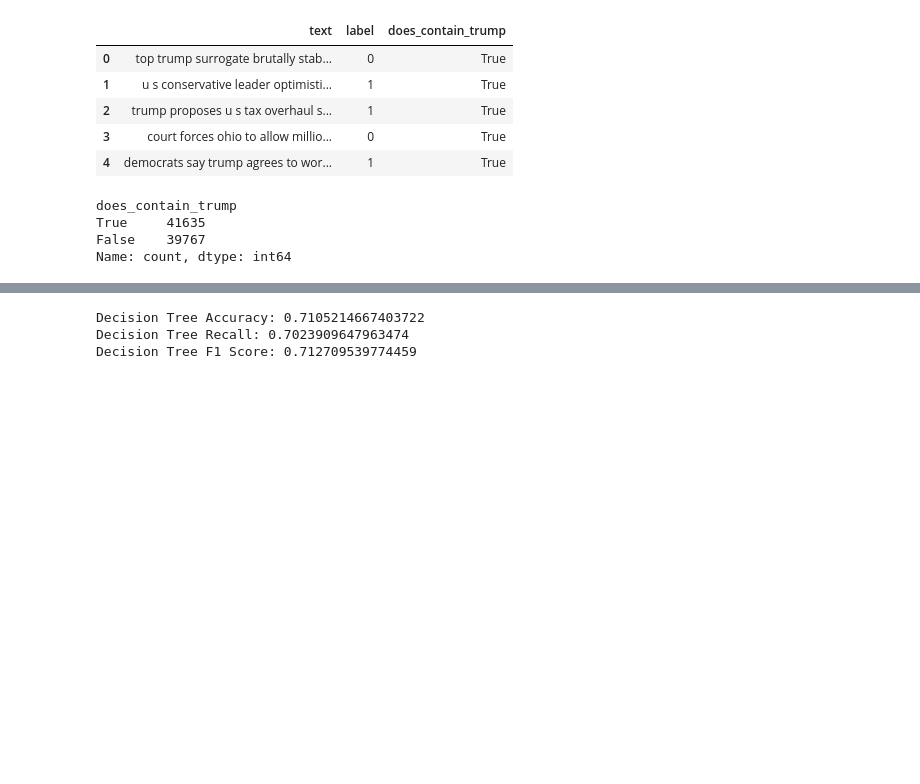
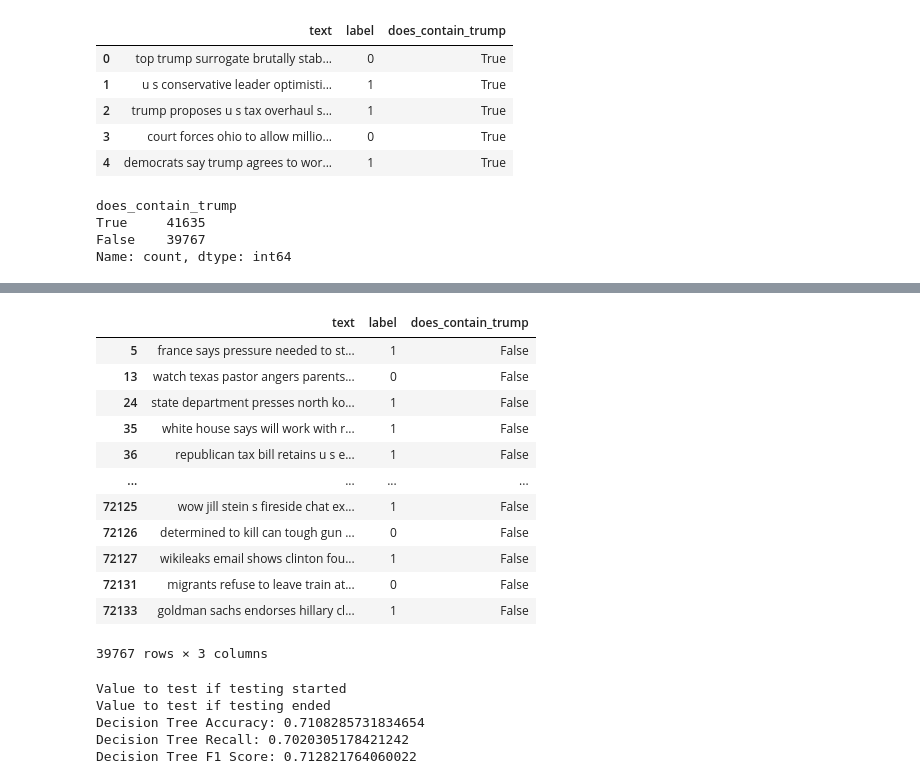
Before and after one commit to me3eh/-Bar-BoRoSa, a Jupyter notebook: model/data/fairness_metrics.ipynb, the cells around one changed output, grey strips where cells are left out. Cells and saved outputs as stored; diff of their text form; code cells hidden in the pictures; blank space fills up the shorter version.

```diff
--- a/model/data/fairness_metrics.ipynb
+++ b/model/data/fairness_metrics.ipynb
@@ -117 +163,19 @@ Name: count, dtype: int64
+# %%
+df_without_trump = concat_data.loc[concat_data['does_contain_trump'] == False]
+result = fairness_metrics(df_without_trump)
+result
+# %% [output]
+|  | text | label | does_contain_trump |
+| 5 | france says pressure needed to st... | 1 | False |
+| 13 | watch texas pastor angers parents... | 0 | False |
+| 24 | state department presses north ko... | 1 | False |
+| 35 | white house says will work with r... | 1 | False |
+| 36 | republican tax bill retains u s e... | 1 | False |
+| ... | ... | ... | ... |
+| 72125 | wow jill stein s fireside chat ex... | 1 | False |
+| 72126 | determined to kill can tough gun ... | 0 | False |
+| 72127 | wikileaks email shows clinton fou... | 1 | False |
+| 72131 | migrants refuse to leave train at... | 0 | False |
+| 72133 | goldman sachs endorses hillary cl... | 1 | False |
+39767 rows × 3 columns
 # %%
@@ -134,29 +198,33 @@ X_train, X_test, y_train, y_test = train_test_split(X, y,
 # %%
-## applying fairness tests
-from sklearn.feature_extraction.text import TfidfVectorizer
-# Import the classifier and the metrics from sklearn
-from sklearn.tree import DecisionTreeClassifier
-from sklearn.metrics import accuracy_score, recall_score, f1_score
+# ## applying fairness tests
+# from sklearn.feature_extraction.text import TfidfVectorizer
+# # Import the classifier and the metrics from sklearn
+# from sklearn.tree import DecisionTreeClassifier
+# from sklearn.metrics import accuracy_score, recall_score, f1_score
 
-dt_clf = DecisionTreeClassifier(random_state=42)
-vect = TfidfVectorizer(stop_words='english', max_df=0.7)
-xv_train = vect.fit_transform(X_train['text'])
-xv_test = vect.transform(X_test['text'])
+# dt_clf = DecisionTreeClassifier(random_state=42)
+# vect = TfidfVectorizer(stop_words='english', max_df=0.7)
+# xv_train = vect.fit_transform(X_train['text'])
+# xv_test = vect.transform(X_test['text'])
 
 
-# The fit function will do the trick
-dt_clf.fit(xv_train, y_train)
+# print(f"Value to test if testing started")
+# # The fit function will do the trick
+# dt_clf.fit(xv_train, y_train)
 
-# After the training phase, the model will be tested by predicting the values on the test set
-dt_predictions = dt_clf.predict(xv_test)
+# print(f"Value to test if testing ended")
+# # After the training phase, the model will be tested by predicting the values on the test set
+# dt_predictions = dt_clf.predict(xv_test)
 
-dt_accuracy = accuracy_score(y_test, dt_predictions)
-dt_recall = recall_score(y_test, dt_predictions)
-dt_f1_score = f1_score(y_test, dt_predictions)
-print(f"Decision Tree Accuracy: {dt_accuracy}")
-print(f"Decision Tree Recall: {dt_recall}")
-print(f"Decision Tree F1 Score: {dt_f1_score}")
+# dt_accuracy = accuracy_score(y_test, dt_predictions)
+# dt_recall = recall_score(y_test, dt_predictions)
+# dt_f1_score = f1_score(y_test, dt_predictions)
+# print(f"Decision Tree Accuracy: {dt_accuracy}")
+# print(f"Decision Tree Recall: {dt_recall}")
+# print(f"Decision Tree F1 Score: {dt_f1_score}")
 # %% [output]
-Decision Tree Accuracy: 0.7105214667403722
-Decision Tree Recall: 0.7023909647963474
-Decision Tree F1 Score: 0.712709539774459
+Value to test if testing started
+Value to test if testing ended
+Decision Tree Accuracy: 0.7108285731834654
+Decision Tree Recall: 0.7020305178421242
+Decision Tree F1 Score: 0.712821764060022
```
Also changed, not shown: parts of 15 cells of this notebook.
